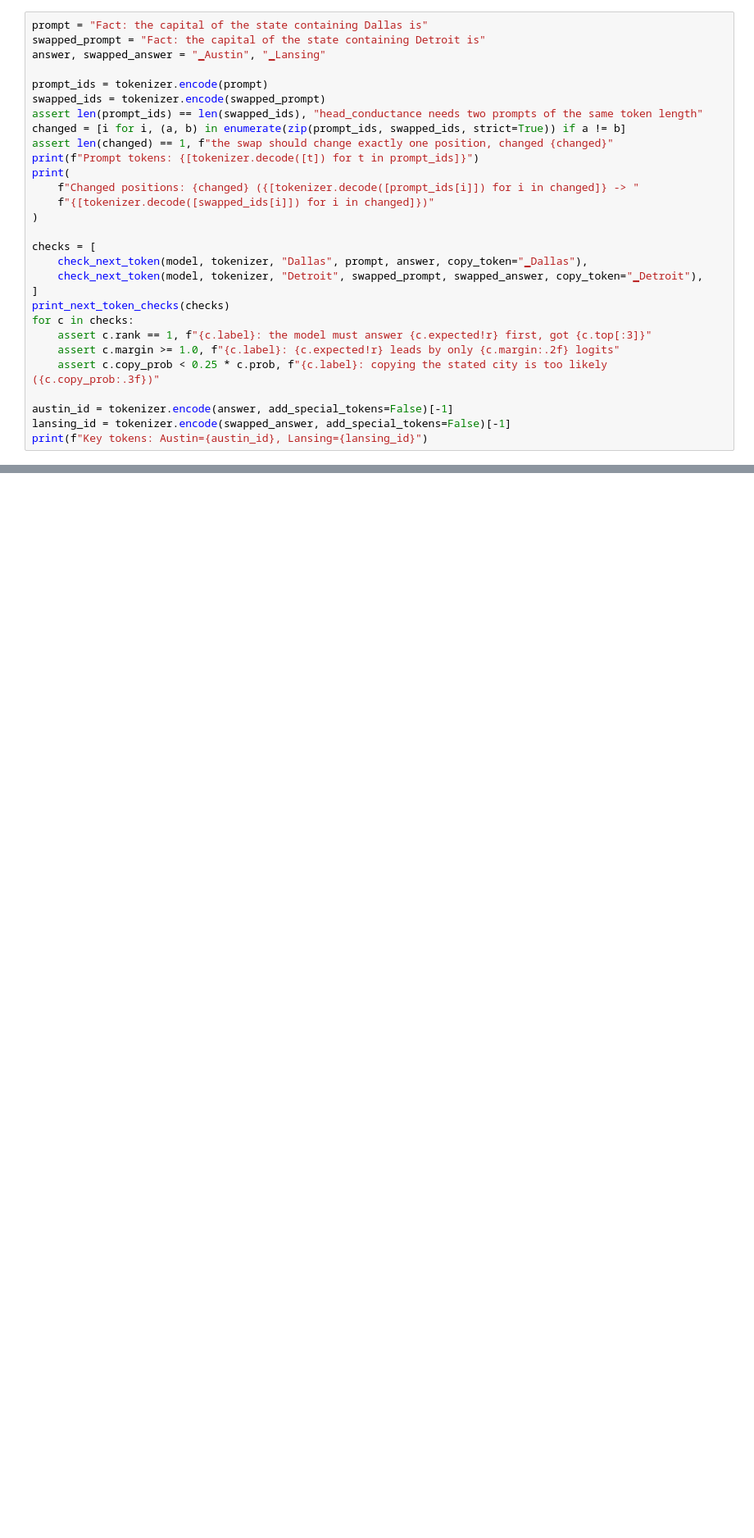
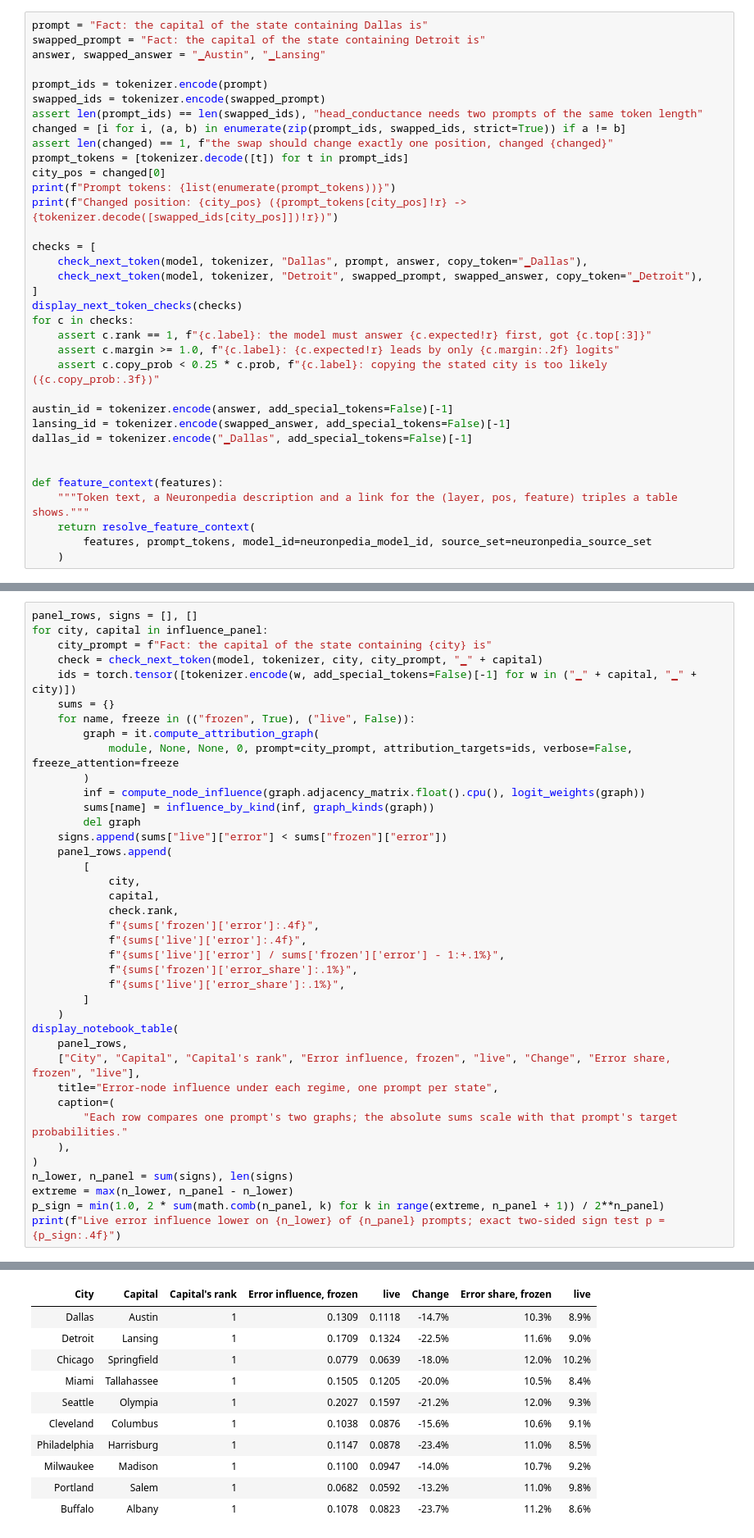
Before and after one commit to speediedan/interpretune, a Jupyter notebook: docs/notebook_artifacts/circuit_tracer_examples/attention_attribution_analysis.ipynb, the cells around one changed output, grey strips where cells are left out. Shown at 82% size. Saved outputs shown, nothing was run; the diff lists cells and outputs as text; blank space fills up the shorter version.

```diff
--- a/docs/notebook_artifacts/circuit_tracer_examples/attention_attribution_analysis.ipynb
+++ b/docs/notebook_artifacts/circuit_tracer_examples/attention_attribution_analysis.ipynb
@@ -213,17 +249,16 @@ swapped_ids = tokenizer.encode(swapped_prompt)
 assert len(prompt_ids) == len(swapped_ids), "head_conductance needs two prompts of the same token length"
 changed = [i for i, (a, b) in enumerate(zip(prompt_ids, swapped_ids, strict=True)) if a != b]
 assert len(changed) == 1, f"the swap should change exactly one position, changed {changed}"
-print(f"Prompt tokens: {[tokenizer.decode([t]) for t in prompt_ids]}")
-print(
-    f"Changed positions: {changed} ({[tokenizer.decode([prompt_ids[i]]) for i in changed]} -> "
-    f"{[tokenizer.decode([swapped_ids[i]]) for i in changed]})"
-)
+prompt_tokens = [tokenizer.decode([t]) for t in prompt_ids]
+city_pos = changed[0]
+print(f"Prompt tokens: {list(enumerate(prompt_tokens))}")
+print(f"Changed position: {city_pos} ({prompt_tokens[city_pos]!r} -> {tokenizer.decode([swapped_ids[city_pos]])!r})")
 
 checks = [
     check_next_token(model, tokenizer, "Dallas", prompt, answer, copy_token="▁Dallas"),
     check_next_token(model, tokenizer, "Detroit", swapped_prompt, swapped_answer, copy_token="▁Detroit"),
 ]
-print_next_token_checks(checks)
+display_next_token_checks(checks)
 for c in checks:
     assert c.rank == 1, f"{c.label}: the model must answer {c.expected!r} first, got {c.top[:3]}"
     assert c.margin >= 1.0, f"{c.label}: {c.expected!r} leads by only {c.margin:.2f} logits"
@@ -231,5 +266,12 @@ for c in checks:
 
 austin_id = tokenizer.encode(answer, add_special_tokens=False)[-1]
 lansing_id = tokenizer.encode(swapped_answer, add_special_tokens=False)[-1]
-print(f"Key tokens: Austin={austin_id}, Lansing={lansing_id}")
+dallas_id = tokenizer.encode("▁Dallas", add_special_tokens=False)[-1]
+
+
+def feature_context(features):
+    """Token text, a Neuronpedia description and a link for the (layer, pos, feature) triples a table shows."""
+    return resolve_feature_context(
+        features, prompt_tokens, model_id=neuronpedia_model_id, source_set=neuronpedia_source_set
+    )
 # %% [output]
@@ -455,0 +684,40 @@ Top-k feature overlap by influence, frozen vs live (Jaccard): {10: 0.429, 25: 0.
+# %%
+panel_rows, signs = [], []
+for city, capital in influence_panel:
+    city_prompt = f"Fact: the capital of the state containing {city} is"
+    check = check_next_token(model, tokenizer, city, city_prompt, "▁" + capital)
+    ids = torch.tensor([tokenizer.encode(w, add_special_tokens=False)[-1] for w in ("▁" + capital, "▁" + city)])
+    sums = {}
+    for name, freeze in (("frozen", True), ("live", False)):
+        graph = it.compute_attribution_graph(
+            module, None, None, 0, prompt=city_prompt, attribution_targets=ids, verbose=False, freeze_attention=freeze
+        )
+        inf = compute_node_influence(graph.adjacency_matrix.float().cpu(), logit_weights(graph))
+        sums[name] = influence_by_kind(inf, graph_kinds(graph))
+        del graph
+    signs.append(sums["live"]["error"] < sums["frozen"]["error"])
+    panel_rows.append(
+        [
+            city,
+            capital,
+            check.rank,
+            f"{sums['frozen']['error']:.4f}",
+            f"{sums['live']['error']:.4f}",
+            f"{sums['live']['error'] / sums['frozen']['error'] - 1:+.1%}",
+            f"{sums['frozen']['error_share']:.1%}",
+            f"{sums['live']['error_share']:.1%}",
+        ]
+    )
+display_notebook_table(
+    panel_rows,
+    ["City", "Capital", "Capital's rank", "Error influence, frozen", "live", "Change", "Error share, frozen", "live"],
+    title="Error-node influence under each regime, one prompt per state",
+    caption=(
+        "Each row compares one prompt's two graphs; the absolute sums scale with that prompt's target probabilities."
+    ),
+)
+n_lower, n_panel = sum(signs), len(signs)
+extreme = max(n_lower, n_panel - n_lower)
+p_sign = min(1.0, 2 * sum(math.comb(n_panel, k) for k in range(extreme, n_panel + 1)) / 2**n_panel)
+print(f"Live error influence lower on {n_lower} of {n_panel} prompts; exact two-sided sign test p = {p_sign:.4f}")
+# %% [output]
@@ -455,0 +726,11 @@ Top-k feature overlap by influence, frozen vs live (Jaccard): {10: 0.429, 25: 0.
+| City | Capital | Capital's rank | Error influence, frozen | live | Change | Error share, frozen | live |
+| Dallas | Austin | 1 | 0.1309 | 0.1118 | -14.7% | 10.3% | 8.9% |
+| Detroit | Lansing | 1 | 0.1709 | 0.1324 | -22.5% | 11.6% | 9.0% |
+| Chicago | Springfield | 1 | 0.0779 | 0.0639 | -18.0% | 12.0% | 10.2% |
+| Miami | Tallahassee | 1 | 0.1505 | 0.1205 | -20.0% | 10.5% | 8.4% |
+| Seattle | Olympia | 1 | 0.2027 | 0.1597 | -21.2% | 12.0% | 9.3% |
+| Cleveland | Columbus | 1 | 0.1038 | 0.0876 | -15.6% | 10.6% | 9.1% |
+| Philadelphia | Harrisburg | 1 | 0.1147 | 0.0878 | -23.4% | 11.0% | 8.5% |
+| Milwaukee | Madison | 1 | 0.1100 | 0.0947 | -14.0% | 10.7% | 9.2% |
+| Portland | Salem | 1 | 0.0682 | 0.0592 | -13.2% | 11.0% | 9.8% |
+| Buffalo | Albany | 1 | 0.1078 | 0.0823 | -23.7% | 11.2% | 8.6% |
```
Also changed, not shown: parts of 39 cells of this notebook, 4 other files.
